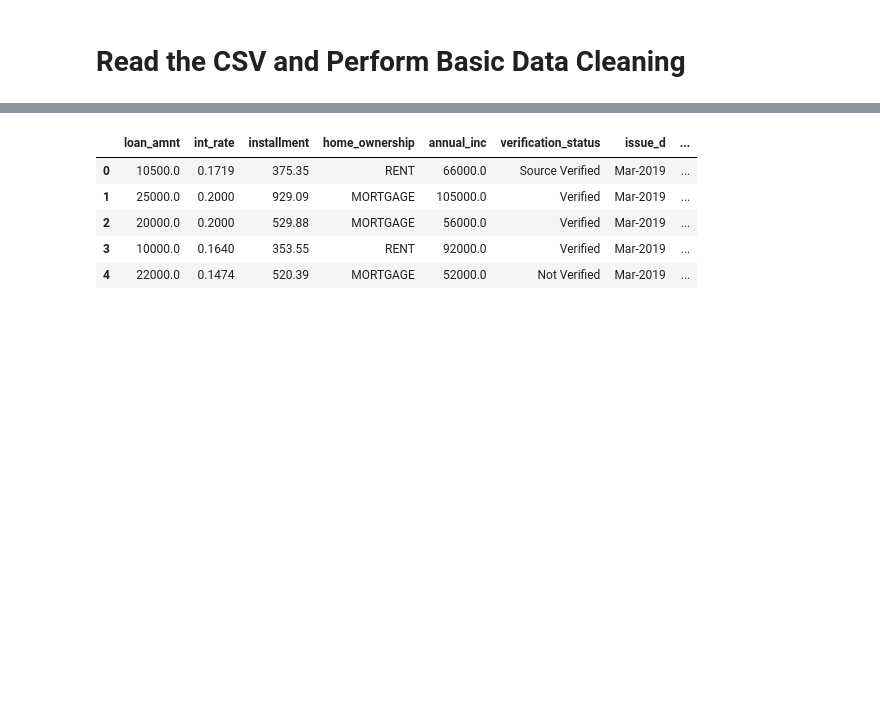
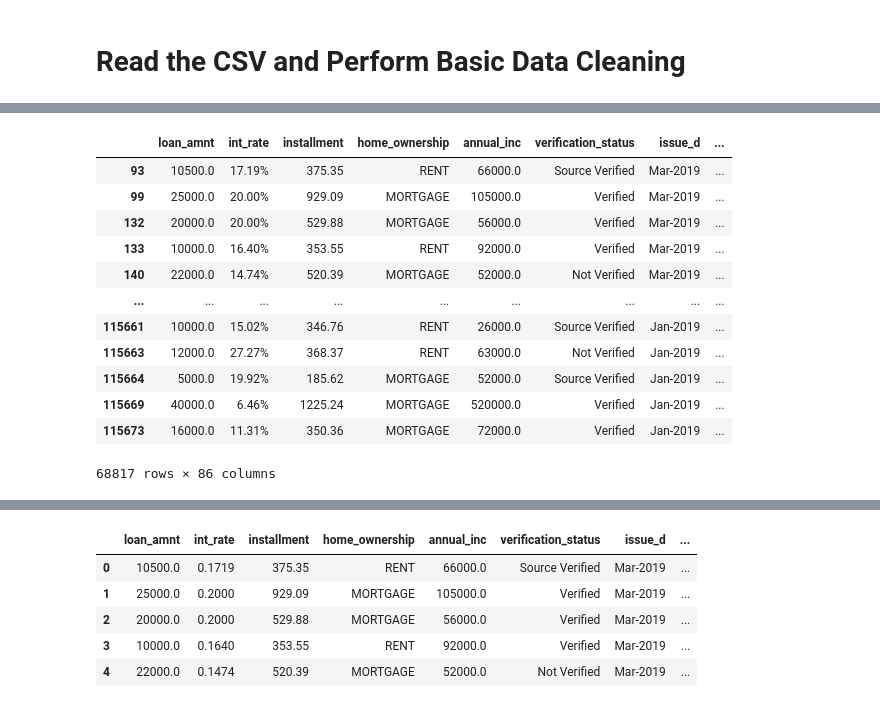
Before and after one commit to cmmgw/Credit_Risk_Analysis, a Jupyter notebook: credit_risk_resampling.ipynb, the cells around one changed output, grey strips where cells are left out. Saved outputs shown, nothing was run; the diff lists cells and outputs as text; code cells hidden in the pictures; blank space fills up the shorter version.

```diff
--- a/credit_risk_resampling.ipynb
+++ b/credit_risk_resampling.ipynb
@@ -39,0 +60,26 @@ target = ["loan_status"]
+# %%
+# Drop the null columns where all values are null
+df = df.dropna(axis='columns', how='all')
+
+# Drop the null rows
+df = df.dropna()
+
+# Remove the `Issued` loan status
+issued_mask = df['loan_status'] != 'Issued'
+df = df.loc[issued_mask]
+# df =df.loc[df["loan_status"]!='Issued']
+df
+# %% [output]
+|  | loan_amnt | int_rate | installment | home_ownership | annual_inc | verification_status | issue_d | ... |
+| 93 | 10500.0 | 17.19% | 375.35 | RENT | 66000.0 | Source Verified | Mar-2019 | ... |
+| 99 | 25000.0 | 20.00% | 929.09 | MORTGAGE | 105000.0 | Verified | Mar-2019 | ... |
+| 132 | 20000.0 | 20.00% | 529.88 | MORTGAGE | 56000.0 | Verified | Mar-2019 | ... |
+| 133 | 10000.0 | 16.40% | 353.55 | RENT | 92000.0 | Verified | Mar-2019 | ... |
+| 140 | 22000.0 | 14.74% | 520.39 | MORTGAGE | 52000.0 | Not Verified | Mar-2019 | ... |
+| ... | ... | ... | ... | ... | ... | ... | ... | ... |
+| 115661 | 10000.0 | 15.02% | 346.76 | RENT | 26000.0 | Source Verified | Jan-2019 | ... |
+| 115663 | 12000.0 | 27.27% | 368.37 | RENT | 63000.0 | Not Verified | Jan-2019 | ... |
+| 115664 | 5000.0 | 19.92% | 185.62 | MORTGAGE | 52000.0 | Source Verified | Jan-2019 | ... |
+| 115669 | 40000.0 | 6.46% | 1225.24 | MORTGAGE | 520000.0 | Verified | Jan-2019 | ... |
+| 115673 | 16000.0 | 11.31% | 350.36 | MORTGAGE | 72000.0 | Verified | Jan-2019 | ... |
+68817 rows × 86 columns
```
Also changed, not shown: parts of 13 cells of this notebook.
